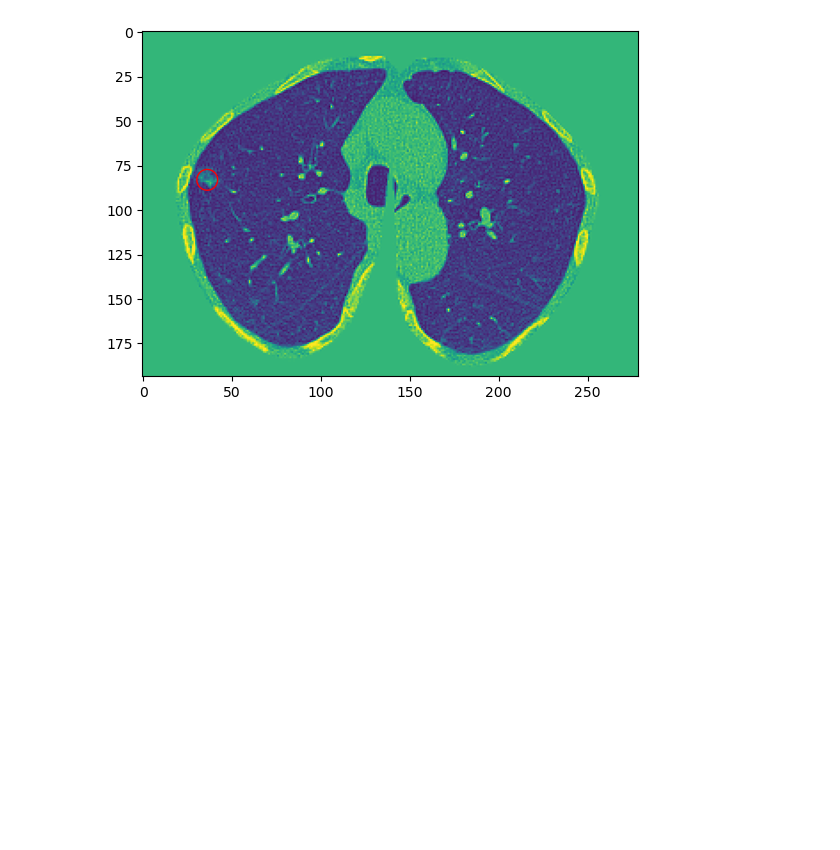
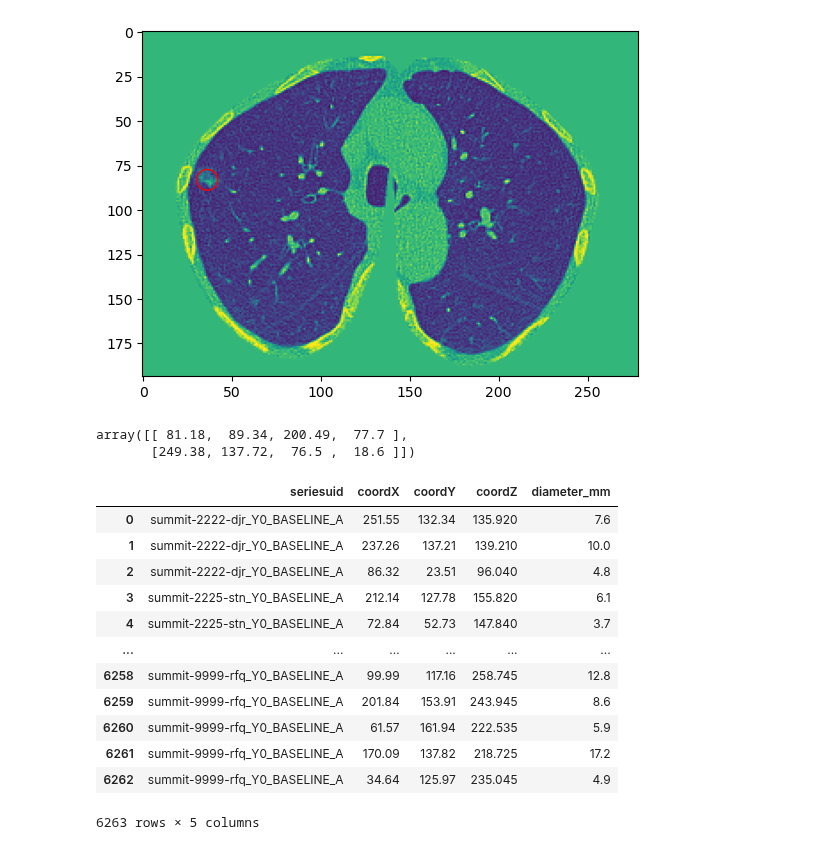
Before and after one commit to johnmccabe44/fairness-in-nodule-detection, a Jupyter notebook: models/ticnet/utils/checks.ipynb, the cells around one changed output. Cells and saved outputs as stored; diff of their text form; code cells hidden in the pictures; blank space fills up the shorter version.

```diff
--- a/models/ticnet/checks.ipynb
+++ b/models/ticnet/utils/checks.ipynb
@@ -32,3 +32,33 @@ for i, row in nodule_coords.iterrows():
 # %% [output]
 Nodule 550: 36, 83, 179, 11.7
 [figure]
+# %%
+# Check that the optimisation for summit-2227-pjw is consistent
+
+import numpy as np
+
+all = np.load('/Users/john/Projects/SOTAEvaluationNoduleDetection/models/ticnet/cache/preprocessed/summit-6585-puj_Y0_BASELINE_A_bboxes.npy')
+
+all
+# %% [output]
+array([[ 81.18,  89.34, 200.49,  77.7 ],
+       [249.38, 137.72,  76.5 ,  18.6 ]])
+# %%
+import pandas as pd
+
+trn_all = pd.read_csv('/Users/john/Projects/SOTAEvaluationNoduleDetection/models/ticnet/annotations/summit/optimisation/training_metadata.csv')
+trn_all.head()
+# %% [output]
+|  | seriesuid | coordX | coordY | coordZ | diameter_mm |
+| 0 | summit-2222-djr_Y0_BASELINE_A | 251.55 | 132.34 | 135.920 | 7.6 |
+| 1 | summit-2222-djr_Y0_BASELINE_A | 237.26 | 137.21 | 139.210 | 10.0 |
+| 2 | summit-2222-djr_Y0_BASELINE_A | 86.32 | 23.51 | 96.040 | 4.8 |
+| 3 | summit-2225-stn_Y0_BASELINE_A | 212.14 | 127.78 | 155.820 | 6.1 |
+| 4 | summit-2225-stn_Y0_BASELINE_A | 72.84 | 52.73 | 147.840 | 3.7 |
+| ... | ... | ... | ... | ... | ... |
+| 6258 | summit-9999-rfq_Y0_BASELINE_A | 99.99 | 117.16 | 258.745 | 12.8 |
+| 6259 | summit-9999-rfq_Y0_BASELINE_A | 201.84 | 153.91 | 243.945 | 8.6 |
+| 6260 | summit-9999-rfq_Y0_BASELINE_A | 61.57 | 161.94 | 222.535 | 5.9 |
+| 6261 | summit-9999-rfq_Y0_BASELINE_A | 170.09 | 137.82 | 218.725 | 17.2 |
+| 6262 | summit-9999-rfq_Y0_BASELINE_A | 34.64 | 125.97 | 235.045 | 4.9 |
+6263 rows × 5 columns
```
Also changed, not shown: parts of 3 cells of this notebook.
